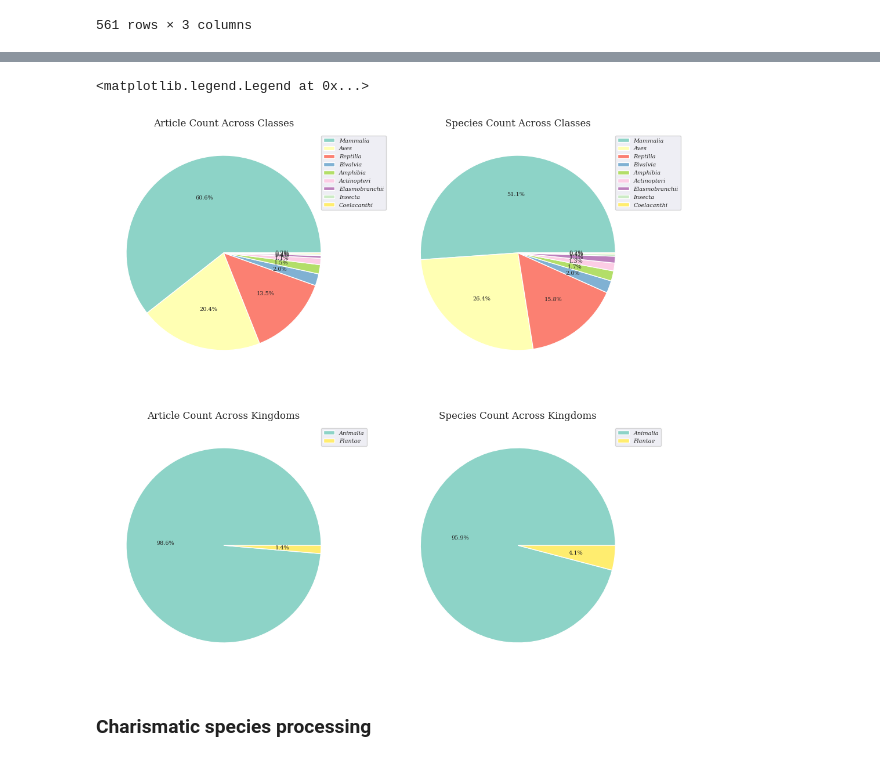
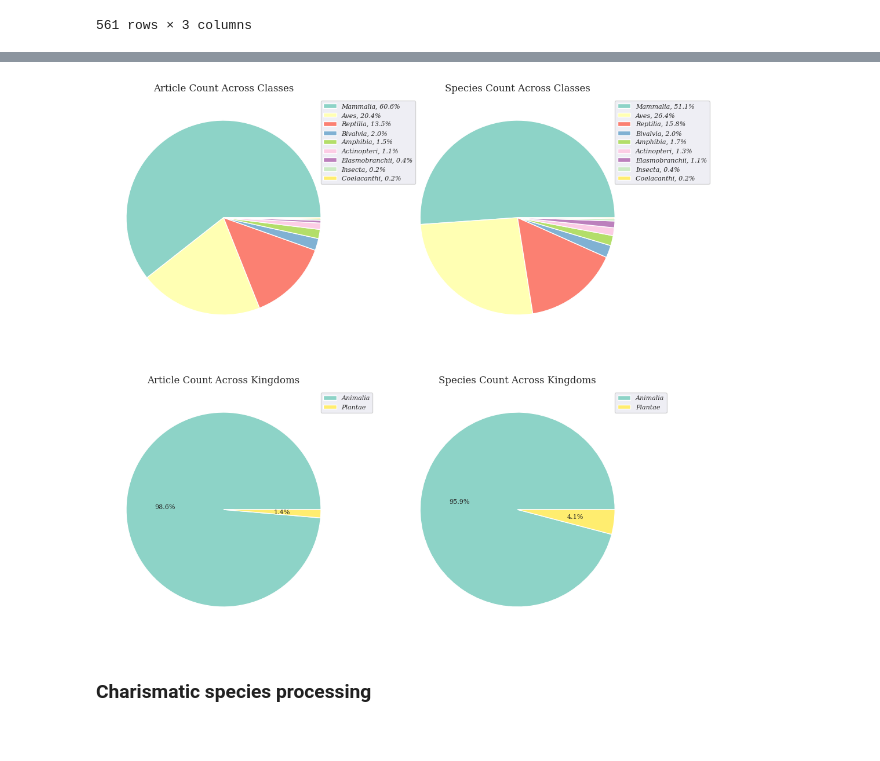
Before and after one commit to redalisa/thesis, a Jupyter notebook: First-data-processing-steps.ipynb, the cells around one changed output, grey strips where cells are left out. Cells and saved outputs as stored; diff of their text form; code cells hidden in the pictures.

```diff
--- a/First-data-processing-steps.ipynb
+++ b/First-data-processing-steps.ipynb
@@ -326,16 +309,16 @@ figure, axs = plt.subplots(2, 2)
 
 # Define fontstyle for labels
 label_font = {'family': 'serif',
-              'size': 7,
+              'size': 8,
               'weight': 'normal'}
 
 # Article share by Class
 df_media.groupby('Class')['COUNTER'].sum().sort_values(ascending = False).plot(ax = axs[0,0], kind = 'pie',
-                                           autopct="%1.1f%%",
+                                           #autopct="%1.1f%%",
                                            figsize = (12,12),
-                                           #fontsize = 12,
+                                           #fontsize = 0,
                                            labels=None,
-                                           textprops=label_font,
+                                           #textprops=label_font,
                                            cmap = "Set3"
                                                 )
 
@@ -345,11 +328,11 @@ axs[0,0].set_ylabel('')
 
 # Species count by Class
 class_share['Class'].value_counts().sort_values(ascending = False).plot(ax = axs[0,1], kind = 'pie',
-                                           autopct="%1.1f%%",
+                                           #autopct="%1.1f%%",
                                            figsize = (12,12),
-                                           #fontsize = 12,
+                                           #fontsize = 0,
                                            labels=None,
-                                           textprops=label_font,
+                                           #textprops=label_font,
                                            cmap = "Set3"
                                                 )
 axs[0,1].set_title("Species Count Across Classes", family = "Serif")
@@ -361,45 +344,53 @@ axs[0,1].set_ylabel('')
 df_media.groupby('Kingdom')['COUNTER'].sum().sort_values(ascending = False).plot(ax = axs[1,0], kind = 'pie',
                                            autopct="%1.1f%%",
                                            figsize = (12,12),
-                                           #fontsize = 12,
+                                           fontsize = 8,
                                            labels=None,
                                            textprops=label_font,
                                            cmap = "Set3"
                                                 )
 
 axs[1,0].set_title("Article Count Across Kingdoms", family = "Serif")
 # Delete unneccessary y labels
 axs[1,0].set_ylabel('')
 
 # Species count by Kingdom
 kingdom_share['Kingdom'].value_counts().sort_values(ascending = False).plot(ax = axs[1,1], kind = 'pie',
                                            autopct="%1.1f%%",
                                            figsize = (12,12),
-                                           #fontsize = 12,
+                                           fontsize = 8,
                                            labels=None,
                                            textprops=label_font,
                                            cmap = "Set3"
                                                 )
 axs[1,1].set_title("Species Count Across Kingdoms", family = "Serif")
 # Delete unneccessary y labels
 axs[1,1].set_ylabel('')
 
 # class labels
 classlabels=list(class_share['Class'].value_counts().sort_values(ascending = False).reset_index()['index'])
-# kingdom labels
-kingdomlabels=list(kingdom_share['Kingdom'].value_counts().sort_values(ascending = False).reset_index()['index'])
+# Species count
+values=np.array(class_share['Class'].value_counts().sort_values(ascending = False))
+percents = 100.*values/values.sum()
+#Article count
+artvalues = np.array(df_media.groupby('Class')['COUNTER'].sum().sort_values(ascending = False))
+artpercents = 100.*artvalues/artvalues.sum()
 
 # Define font
 font = font_manager.FontProperties(family='Serif',
                                   weight='regular',
-                                  style='italic', size=7)
-
+                                  style='italic', size=8)
 
 # Create legend for pie charts
-axs[0,0].legend(classlabels, bbox_to_anchor=(0.9, 0.98), loc='upper left', borderaxespad=0, prop=font)
-axs[0,1].legend(classlabels, bbox_to_anchor=(0.9, 0.98), loc='upper left', borderaxespad=0, prop=font)
+# use a list comprehension to update the labels
+s = [f'{l}, {s:0.1f}%' for l, s in zip(classlabels, percents)]
+a = [f'{l}, {s:0.1f}%' for l, s in zip(classlabels, artpercents)]
+
+axs[0,0].legend(a, bbox_to_anchor=(0.9, 0.98), loc='upper left', borderaxespad=0, prop=font)
+axs[0,1].legend(s, bbox_to_anchor=(0.9, 0.98), loc='upper left', borderaxespad=0, prop=font)
 axs[1,0].legend(kingdomlabels, bbox_to_anchor=(0.9, 0.98), loc='upper left', borderaxespad=0, prop=font)
 axs[1,1].legend(kingdomlabels, bbox_to_anchor=(0.9, 0.98), loc='upper left', borderaxespad=0, prop=font)
+
+figure.savefig("images/classshares.png")
 # %% [output]
-<matplotlib.legend.Legend at 0x...>
-[figure, old version]
+[figure, new version]
```
Also changed, not shown: parts of 8 cells of this notebook, 12 other files.
